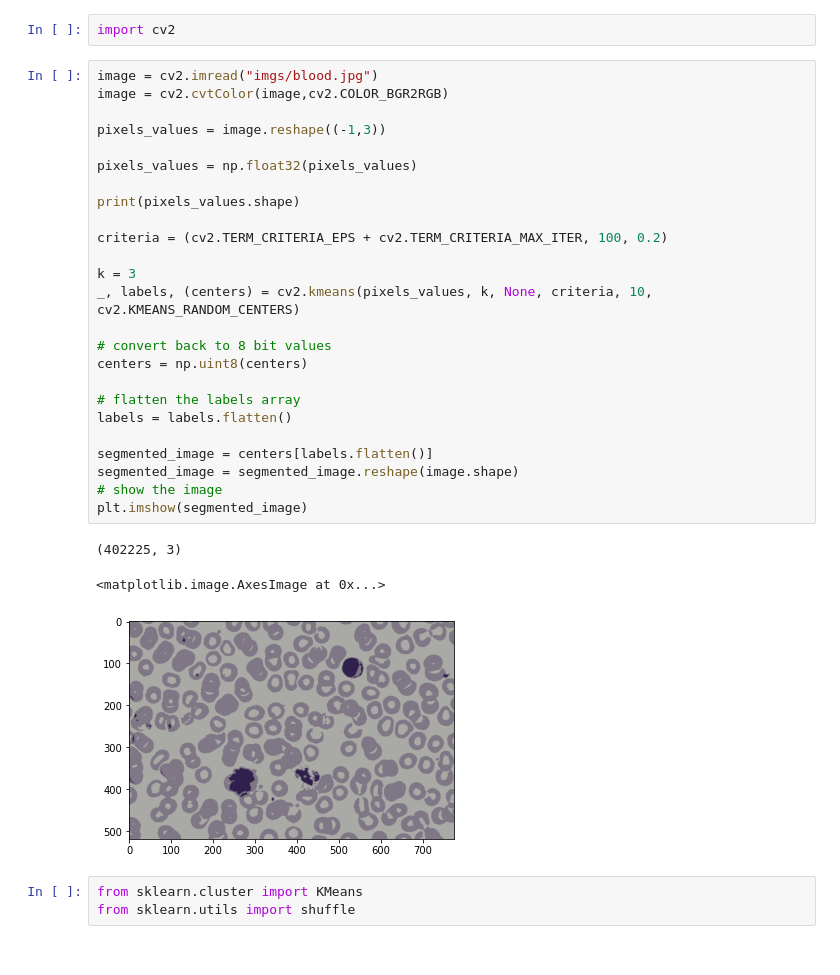
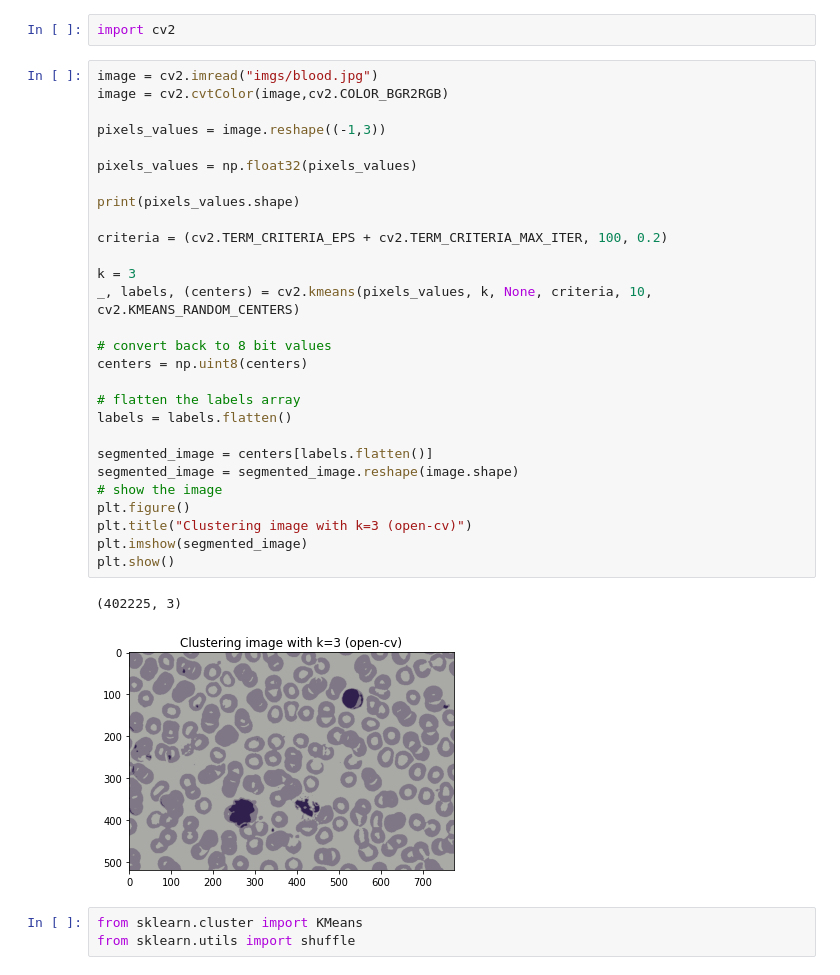
Before and after one commit to gdeside/LGBIO2050_medical_imaging, a Jupyter notebook: Challenge 4 K-Means Classification-20211020/KMeans 2.ipynb, the cells around one changed output. Saved outputs shown, nothing was run; the diff lists cells and outputs as text.

```diff
--- a/Challenge 4 K-Means Classification-20211020/KMeans 2.ipynb
+++ b/Challenge 4 K-Means Classification-20211020/KMeans 2.ipynb
@@ -225,32 +316,34 @@ import cv2
 # %%
 image = cv2.imread("imgs/blood.jpg")
 image = cv2.cvtColor(image,cv2.COLOR_BGR2RGB)
 
 pixels_values = image.reshape((-1,3))
 
 pixels_values = np.float32(pixels_values)
 
 print(pixels_values.shape)
 
 criteria = (cv2.TERM_CRITERIA_EPS + cv2.TERM_CRITERIA_MAX_ITER, 100, 0.2)
 
 k = 3
 _, labels, (centers) = cv2.kmeans(pixels_values, k, None, criteria, 10, cv2.KMEANS_RANDOM_CENTERS)
 
 # convert back to 8 bit values
 centers = np.uint8(centers)
 
 # flatten the labels array
 labels = labels.flatten()
 
 segmented_image = centers[labels.flatten()]
 segmented_image = segmented_image.reshape(image.shape)
 # show the image
+plt.figure()
+plt.title("Clustering image with k=3 (open-cv)")
 plt.imshow(segmented_image)
+plt.show()
 # %% [output]
 (402225, 3)
-<matplotlib.image.AxesImage at 0x...>
-[figure, old version]
+[figure, new version]
 # %%
 from sklearn.cluster import KMeans
 from sklearn.utils import shuffle
```
Also changed, not shown: parts of 13 cells of this notebook, 1 other file.
